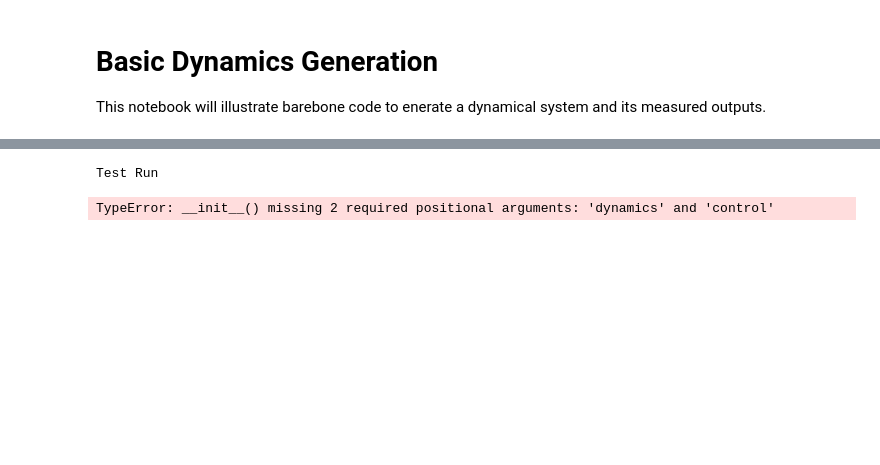
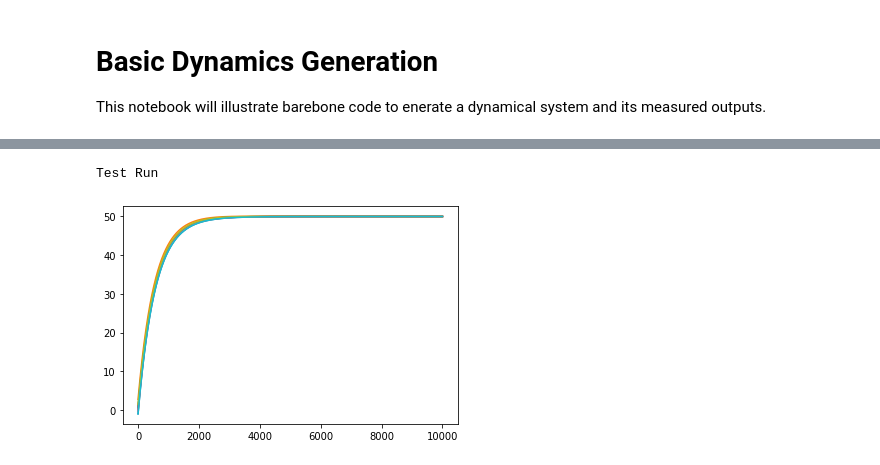
Before and after one commit to virati/autoDyn, a Jupyter notebook: notebooks/barebone_example.ipynb, the cells around one changed output, grey strips where cells are left out. Drawn from its saved outputs; the diff is of its cells as text; code cells hidden in the pictures; blank space fills up the shorter version.

```diff
--- a/notebooks/barebone_example.ipynb
+++ b/notebooks/barebone_example.ipynb
@@ -14,12 +4,0 @@ ImportError: cannot import name 'dyn_sys' from 'autodyn.models.dynLib' (/home/vi
-# %%
-print('Test Run')
-node_N = 10
-network = nx.erdos_renyi_graph(node_N,0.8)
-#msys = dyn_sys(N=3,L = np.array([[1,2,-0.1],[2,-1,-0.1],[1,1,1]]))
-msys = dyn_sys(N=3,G = network)
-msys.sim(x_i = np.random.normal(0,1,size=(node_N,1)))
-msys.plot_states()
-msys.plot_measured()
-# %% [output]
-Test Run
-TypeError: __init__() missing 2 required positional arguments: 'dynamics' and 'control'
@@ -25,0 +10,17 @@ TypeError: __init__() missing 2 required positional arguments: 'dynamics' and 'c
+# %%
+print('Test Run')
+node_N = 10
+network = dynSys.brain_net(N=10,connectivity_level=50)
+msys = dynSys.ctrl_sys(N=10,G_net = network)
+msys.fdyn = shaped_consensus
+
+msys.params['crate'] = 0.1
+msys.params['w'] = 50 * np.ones_like(msys.tvect)
+# %% [output]
+Test Run
+# %%
+
+msys.run(x_i = np.random.normal(0,1,size=(node_N,1)))
+msys.plot_states()
+# %% [output]
+[figure, added]
```
Also changed, not shown: parts of 3 cells of this notebook, 2 other files.
